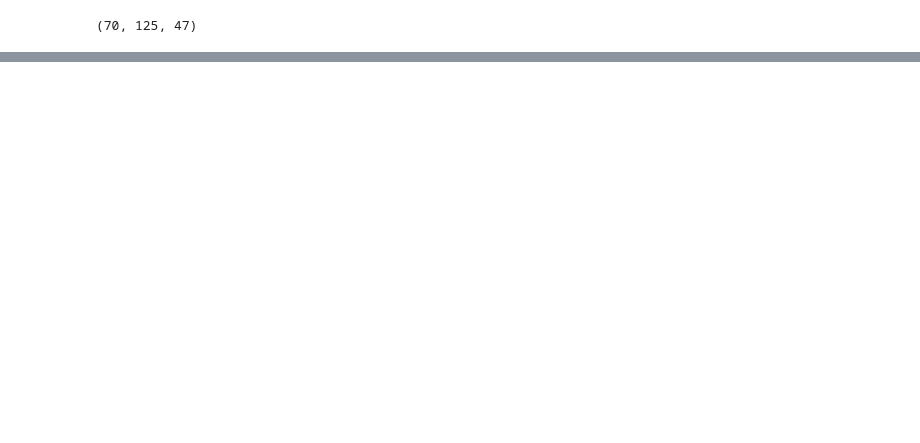
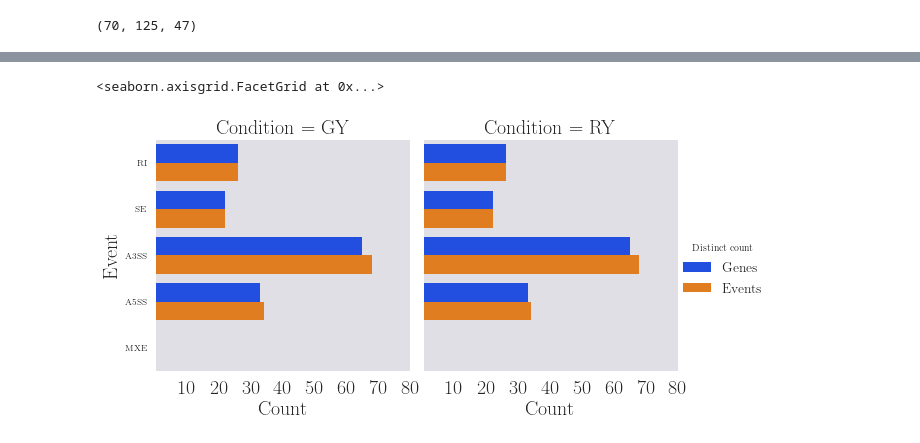
Before and after one commit to MiqueiasFernandes/bioinformatics, a Jupyter notebook: AS Bars Seaborn.ipynb, the cells around one changed output, grey strips where cells are left out. Saved outputs shown, nothing was run; the diff lists cells and outputs as text; code cells hidden in the pictures; blank space fills up the shorter version.

```diff
--- a/AS Bars Seaborn.ipynb
+++ b/AS Bars Seaborn.ipynb
@@ -90,0 +116,8 @@ g.savefig('bars.as.svg')
+# %%
+dt = []
+for c, d in [('GY', gy_dt_sig), ('RY', gy_dt_sig)]:
+    for evt in ['RI', 'SE', 'A3SS', 'A5SS', 'MXE']:
+        genes = d.loc[d['Label'] == evt, 'Gene'].nunique()
+        events = d.loc[d['Label'] == evt, 'ID'].nunique()
+        dt.append([c, evt, "Genes", genes])
+        dt.append([c, evt, "Events", events])
@@ -90,0 +147,2 @@ g.savefig('bars.as.svg')
+# %%
+data = pd.DataFrame(dt, columns=["Condition", "Event", "Distinct count", "Count"])
@@ -90,0 +169,12 @@ g.savefig('bars.as.svg')
+# %%
+g = sns.catplot(
+    x="Count",
+    y="Event",
+    hue="Distinct count",
+    col="Condition",
+    data=data, height=4, kind='bar', palette="bright", linewidth=0)
+
+g.set_xticklabels([10*i if i > 0 else "" for i in range(0,9)], fontsize=20)
+# %% [output]
+<seaborn.axisgrid.FacetGrid at 0x...>
+[figure, added]
```
Also changed, not shown: parts of 6 cells of this notebook.
